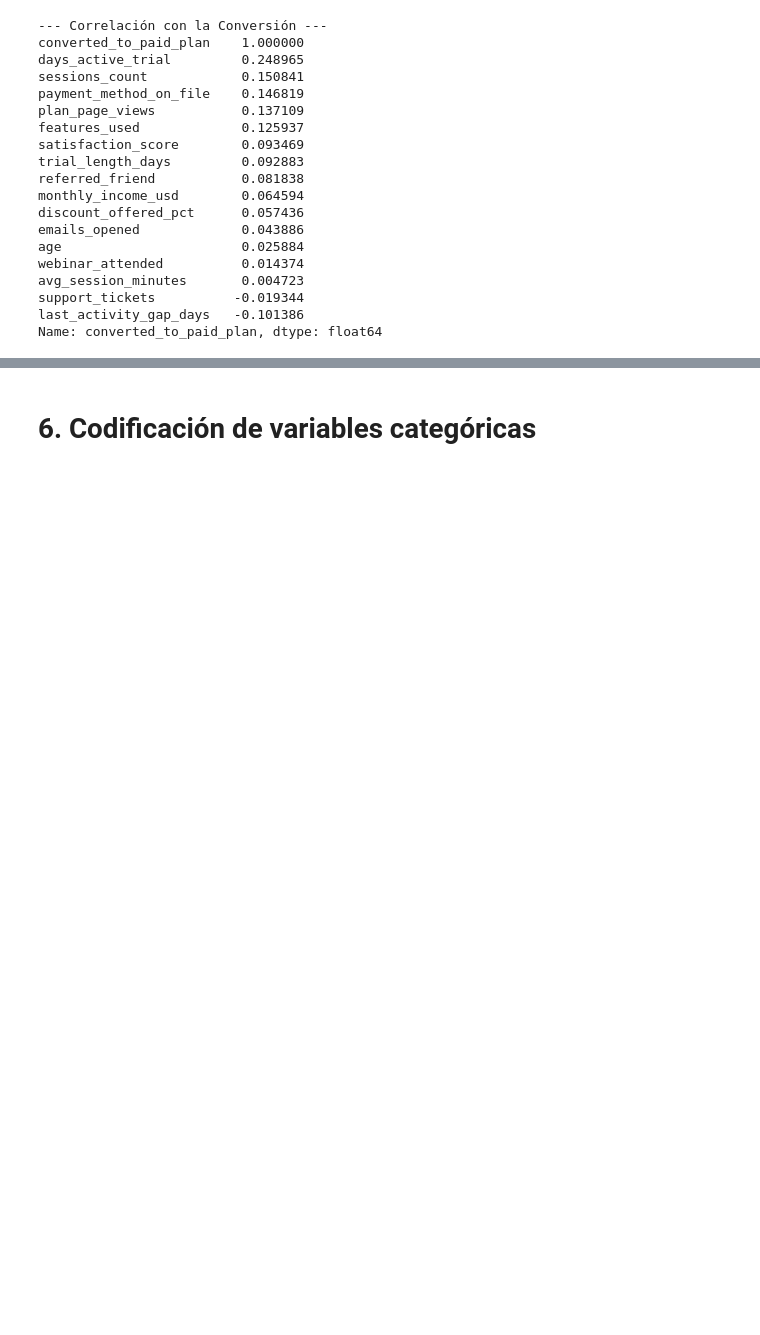
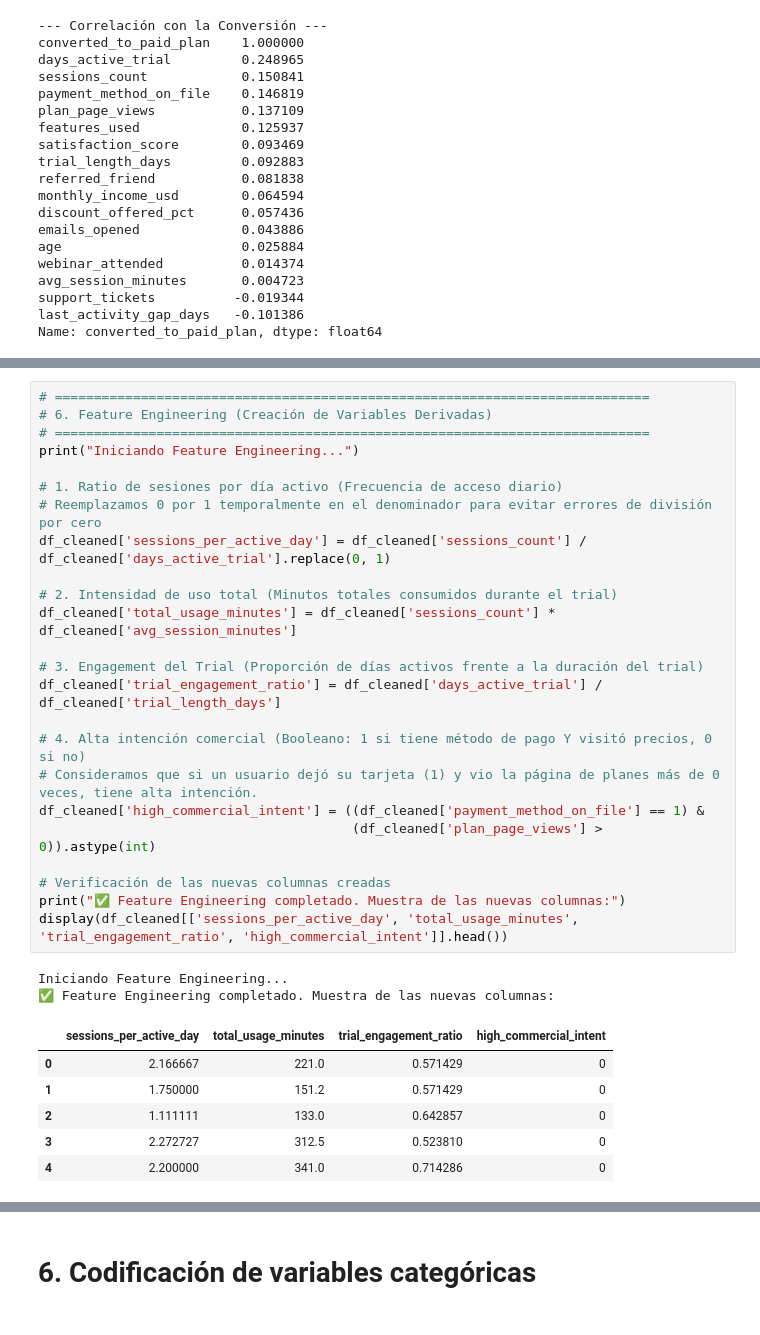
Before and after one commit to gmortiz87/lab2-etl-saa, a Jupyter notebook: notebooks/laboratorio_etl_modelado.ipynb, the cells around one changed output, grey strips where cells are left out. Drawn from its saved outputs; the diff is of its cells as text; blank space fills up the shorter version.

```diff
--- a/notebooks/laboratorio_etl_modelado.ipynb
+++ b/notebooks/laboratorio_etl_modelado.ipynb
@@ -482,0 +466,33 @@ Name: converted_to_paid_plan, dtype: float64
+# %%
+# ============================================================================
+# 6. Feature Engineering (Creación de Variables Derivadas)
+# ============================================================================
+print("Iniciando Feature Engineering...")
+
+# 1. Ratio de sesiones por día activo (Frecuencia de acceso diario)
+# Reemplazamos 0 por 1 temporalmente en el denominador para evitar errores de división por cero
+df_cleaned['sessions_per_active_day'] = df_cleaned['sessions_count'] / df_cleaned['days_active_trial'].replace(0, 1)
+
+# 2. Intensidad de uso total (Minutos totales consumidos durante el trial)
+df_cleaned['total_usage_minutes'] = df_cleaned['sessions_count'] * df_cleaned['avg_session_minutes']
+
+# 3. Engagement del Trial (Proporción de días activos frente a la duración del trial)
+df_cleaned['trial_engagement_ratio'] = df_cleaned['days_active_trial'] / df_cleaned['trial_length_days']
+
+# 4. Alta intención comercial (Booleano: 1 si tiene método de pago Y visitó precios, 0 si no)
+# Consideramos que si un usuario dejó su tarjeta (1) y vio la página de planes más de 0 veces, tiene alta intención.
+df_cleaned['high_commercial_intent'] = ((df_cleaned['payment_method_on_file'] == 1) &
+                                        (df_cleaned['plan_page_views'] > 0)).astype(int)
+
+# Verificación de las nuevas columnas creadas
+print("✅ Feature Engineering completado. Muestra de las nuevas columnas:")
+display(df_cleaned[['sessions_per_active_day', 'total_usage_minutes', 'trial_engagement_ratio', 'high_commercial_intent']].head())
+# %% [output]
+Iniciando Feature Engineering...
+✅ Feature Engineering completado. Muestra de las nuevas columnas:
+|  | sessions_per_active_day | total_usage_minutes | trial_engagement_ratio | high_commercial_intent |
+| 0 | 2.166667 | 221.0 | 0.571429 | 0 |
+| 1 | 1.750000 | 151.2 | 0.571429 | 0 |
+| 2 | 1.111111 | 133.0 | 0.642857 | 0 |
+| 3 | 2.272727 | 312.5 | 0.523810 | 0 |
+| 4 | 2.200000 | 341.0 | 0.714286 | 0 |
```
Also changed, not shown: parts of 12 cells of this notebook.
